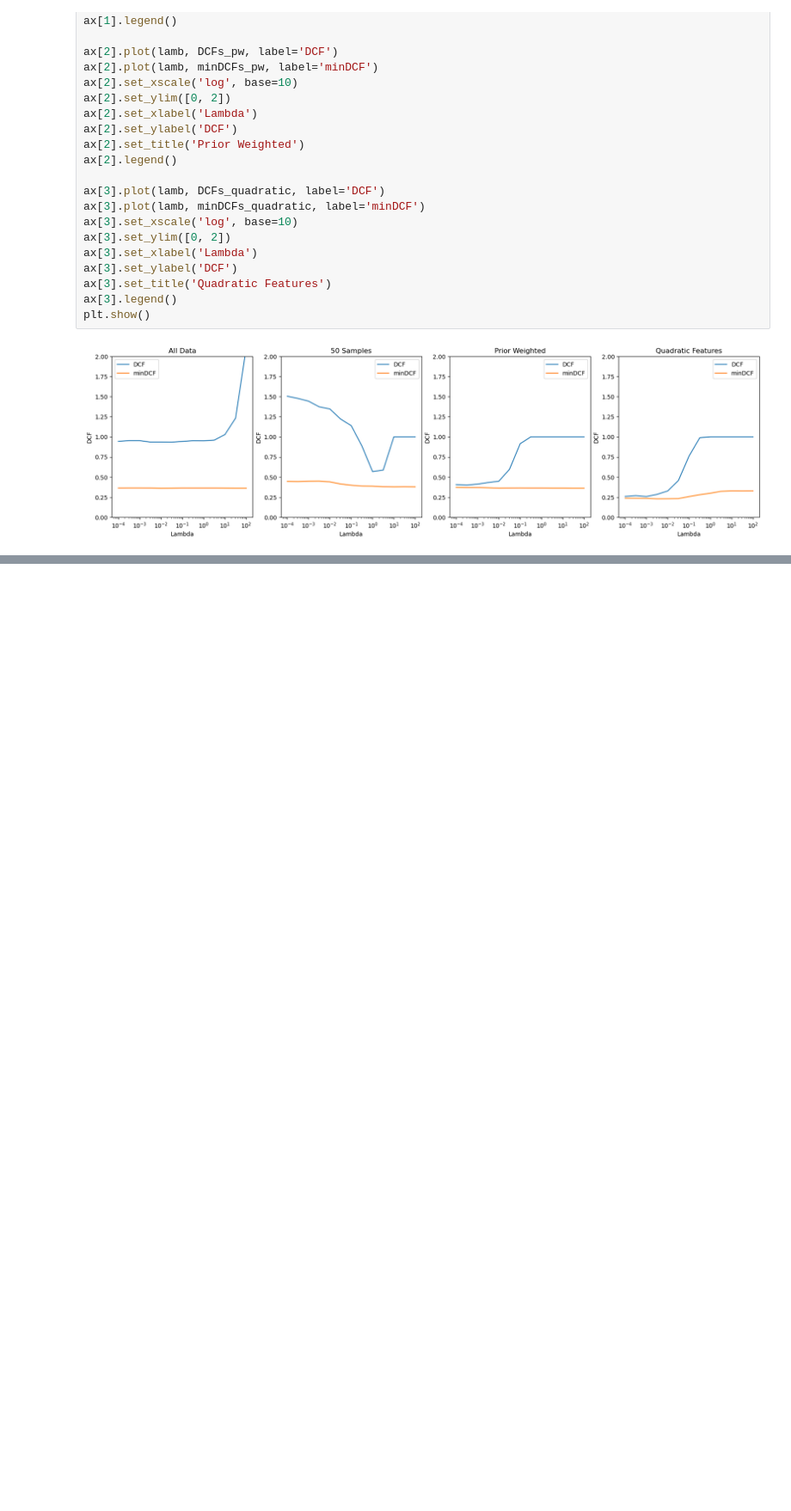
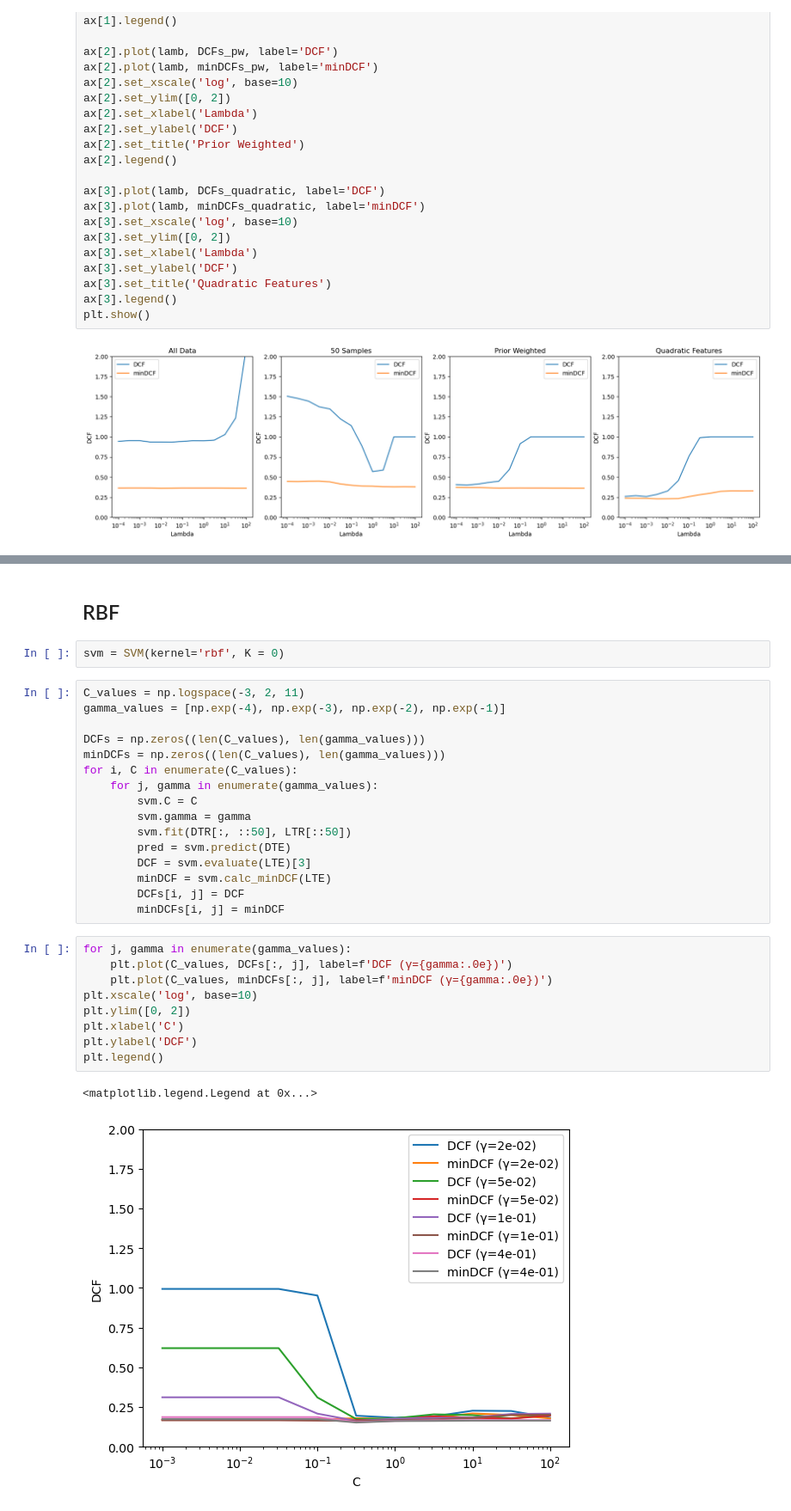
Before and after one commit to Artlima1/mlpr, a Jupyter notebook: labs/project/Project.ipynb, the cells around one changed output, grey strips where cells are left out. Shown at 86% size. Cells and saved outputs as stored; diff of their text form; blank space fills up the shorter version.

```diff
--- a/labs/project/Project.ipynb
+++ b/labs/project/Project.ipynb
@@ -452,0 +535,32 @@ plt.show()
+# %% [markdown]
+## RBF
+# %%
+svm = SVM(kernel='rbf', K = 0)
+# %%
+C_values = np.logspace(-3, 2, 11)
+gamma_values = [np.exp(-4), np.exp(-3), np.exp(-2), np.exp(-1)]
+
+DCFs = np.zeros((len(C_values), len(gamma_values)))
+minDCFs = np.zeros((len(C_values), len(gamma_values)))
+for i, C in enumerate(C_values):
+    for j, gamma in enumerate(gamma_values):
+        svm.C = C
+        svm.gamma = gamma
+        svm.fit(DTR[:, ::50], LTR[::50])
+        pred = svm.predict(DTE)
+        DCF = svm.evaluate(LTE)[3]
+        minDCF = svm.calc_minDCF(LTE)
+        DCFs[i, j] = DCF
+        minDCFs[i, j] = minDCF
+# %%
+for j, gamma in enumerate(gamma_values):
+    plt.plot(C_values, DCFs[:, j], label=f'DCF (γ={gamma:.0e})')
+    plt.plot(C_values, minDCFs[:, j], label=f'minDCF (γ={gamma:.0e})')
+plt.xscale('log', base=10)
+plt.ylim([0, 2])
+plt.xlabel('C')
+plt.ylabel('DCF')
+plt.legend()
+# %% [output]
+<matplotlib.legend.Legend at 0x...>
+[figure, added]
```
Also changed, not shown: parts of 13 cells of this notebook, 2 other files.
